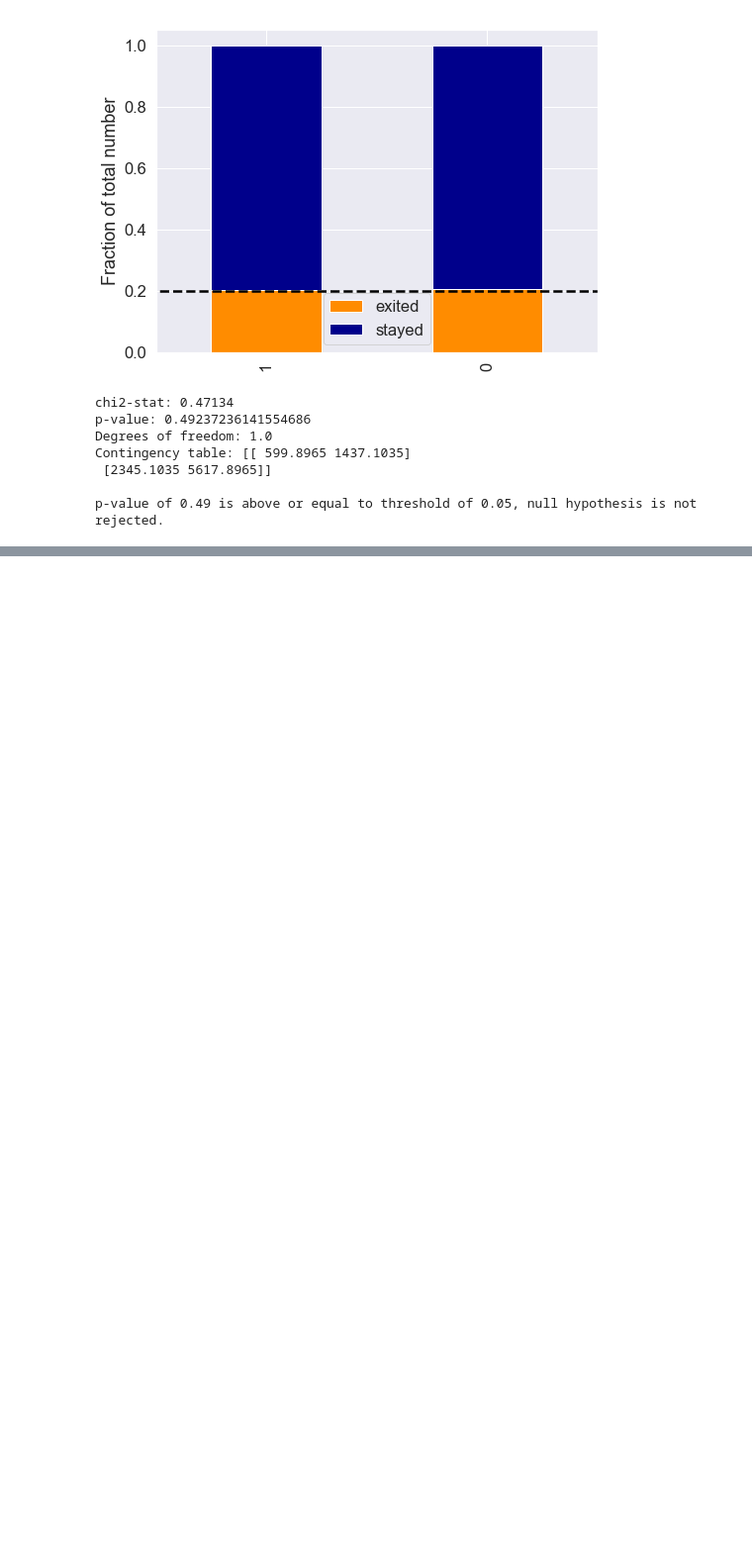
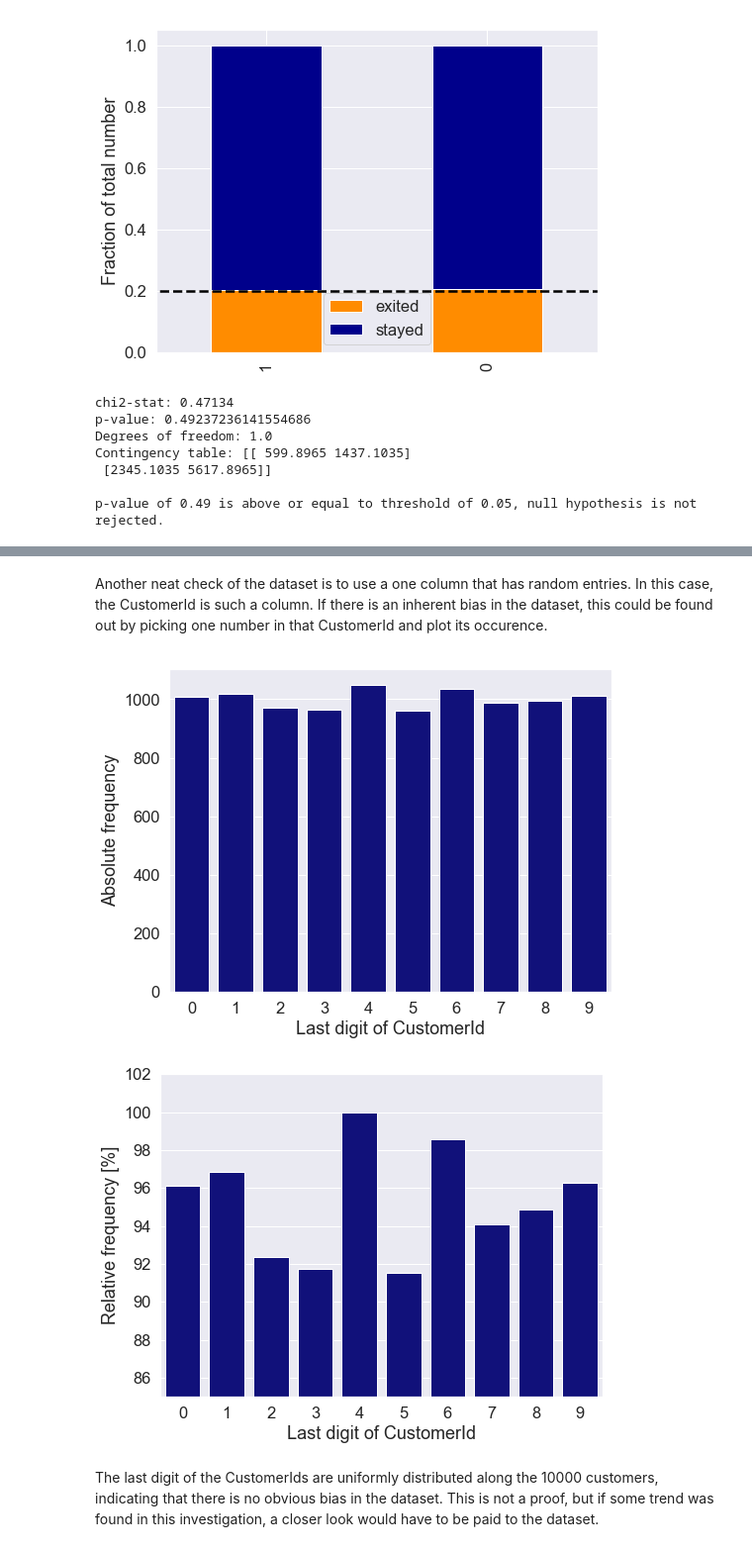
Before and after one commit to kromerh/churn_bank, a Jupyter notebook: 04.Analysis/02.ETL.ipynb, the cells around one changed output, grey strips where cells are left out. Shown: that part at 99% size. Saved outputs shown, nothing was run; the diff lists cells and outputs as text; code cells hidden in the pictures; blank space fills up the shorter version.

```diff
--- a/04.Analysis/02.ETL.ipynb
+++ b/04.Analysis/02.ETL.ipynb
@@ -478,0 +544,30 @@ def my_dummy(df, colname):
+# %% [markdown]
+Another neat check of the dataset is to use a one column that has random entries. In this case, the CustomerId is such a column. If there is an inherent bias in the dataset, this could be found out by picking one number in that CustomerId and plot its occurence.
+# %%
+# last value of the ID
+IDs = data['CustomerId'].values
+IDs = np.asarray([val % 10 for val in IDs])
+
+# counts
+counts = np.bincount(IDs)
+values = np.arange(0, counts.shape[0])
+
+fig, ax = plt.subplots(figsize=(8,6))
+
+sns.barplot(x=values, y=counts, color='darkblue')
+_ = plt.ylabel("Absolute frequency")
+_ = plt.xlabel("Last digit of CustomerId")
+plt.show()
+
+fig, ax = plt.subplots(figsize=(8,6))
+
+sns.barplot(x=values, y=100*counts/np.max(counts), color='darkblue')
+_ = plt.ylabel("Relative frequency [%]")
+_ = plt.xlabel("Last digit of CustomerId")
+plt.ylim(85,102)
+plt.show()
+# %% [output]
+[figure, added]
+[figure, added]
+# %% [markdown]
+The last digit of the CustomerIds are uniformly distributed along the 10000 customers, indicating that there is no obvious bias in the dataset. This is not a proof, but if some trend was found in this investigation, a closer look would have to be paid to the dataset.
```
Also changed, not shown: parts of 21 cells of this notebook, 16 other files.
